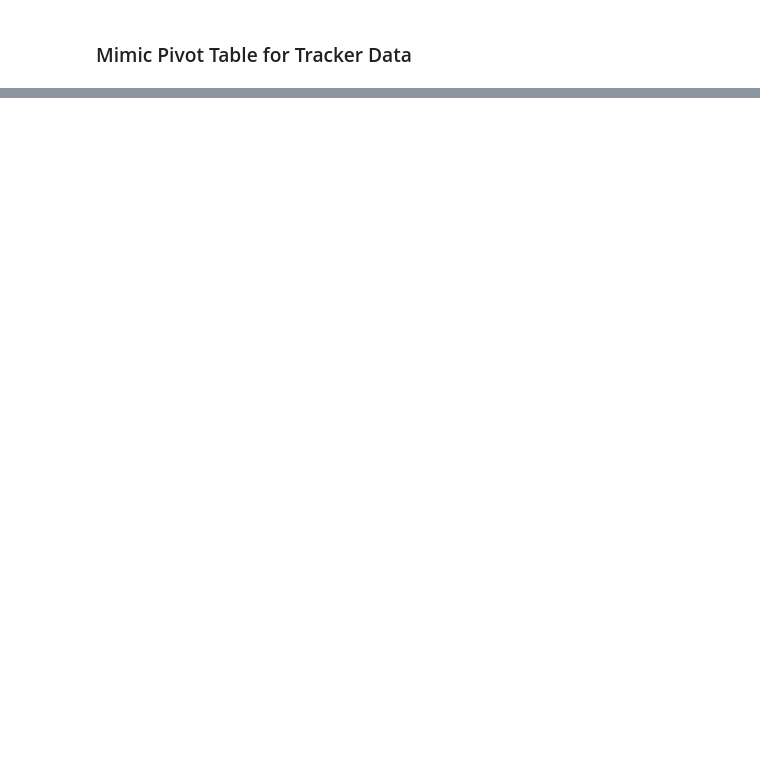
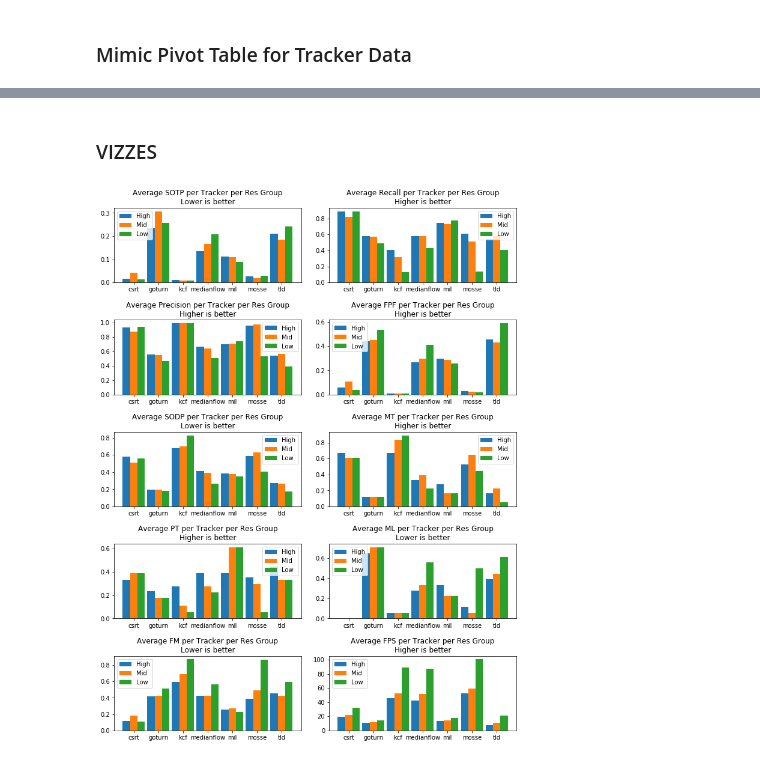
Before and after one commit to kieranbd/thesis, a Jupyter notebook: Data_Viz.ipynb, the cells around one changed output, grey strips where cells are left out. Drawn from its saved outputs; the diff is of its cells as text; code cells hidden in the pictures; blank space fills up the shorter version.

```diff
--- a/Data_Viz.ipynb
+++ b/Data_Viz.ipynb
@@ -17,0 +32,2 @@ df.head()
+# %% [markdown]
+### VIZZES
@@ -17,0 +41,61 @@ df.head()
+# %%
+fig, ax = plt.subplots(figsize=(7,4))
+ind = np.arange(N)
+width = 0.3
+
+p1 = ax.bar(ind, high_means, width, bottom=0)
+p2 = ax.bar(ind+width, mid_means, width, bottom=0)
+p3 = ax.bar(ind+2*width, low_means, width, bottom=0)
+
+ax.set_title('Average SOTP per Tracker and Res Group')
+ax.set_xticks(ind + width)
+ax.set_xticklabels(trackers)
+
+ax.legend((p1[0], p2[0], p3[0]), groups)
+ax.autoscale_view()
+
+plt.show()
+# %%
+fig, axs = plt.subplots(5,2, figsize=(12, 16))
+fig.subplots_adjust(hspace = .5, wspace=.15)
+
+trackers = ('csrt', 'goturn', 'kcf', 'medianflow', 'mil', 'mosse', 'tld')
+groups = ('High', 'Mid', 'Low')
+
+data = np.arange(10)
+metrics = ('SOTP','Recall','Precision','FPF','SODP','MT','PT','ML','FM','FPS')
+
+for ax, m in zip(axs.ravel(), metrics):
+
+    high_means = df.groupby(['Tracker', 'Res Group'])[m].mean().unstack().loc[:,('High')]
+    mid_means = df.groupby(['Tracker', 'Res Group'])[m].mean().unstack().loc[:,('Mid')]
+    low_means = df.groupby(['Tracker', 'Res Group'])[m].mean().unstack().loc[:,('Low')]
+
+    width = 0.3
+
+    p1 = ax.bar(ind, high_means, width, bottom=0)
+    p2 = ax.bar(ind+width, mid_means, width, bottom=0)
+    p3 = ax.bar(ind+2*width, low_means, width, bottom=0)
+
+    def better(x):
+        return {
+            'SOTP': 'Lower',
+            'Recall': 'Higher',
+            'Precision': 'Higher',
+            'FPF': 'Higher',
+            'SODP': 'Lower',
+            'MT': 'Higher',
+            'PT': 'Higher',
+            'ML': 'Lower',
+            'FM': 'Lower',
+            'FPS': 'Higher',
+        }[x]
+
+    ax.set_title('Average ' + str(m) + ' per Tracker per Res Group\n' + better(m) + ' is better')
+    ax.set_xticks(ind + width)
+    ax.set_xticklabels(trackers)
+
+    ax.legend((p1[0], p2[0], p3[0]), groups)
+    ax.autoscale_view()
+# %% [output]
+[figure, added]
```
Also changed, not shown: parts of 10 cells of this notebook, 1 other file.
